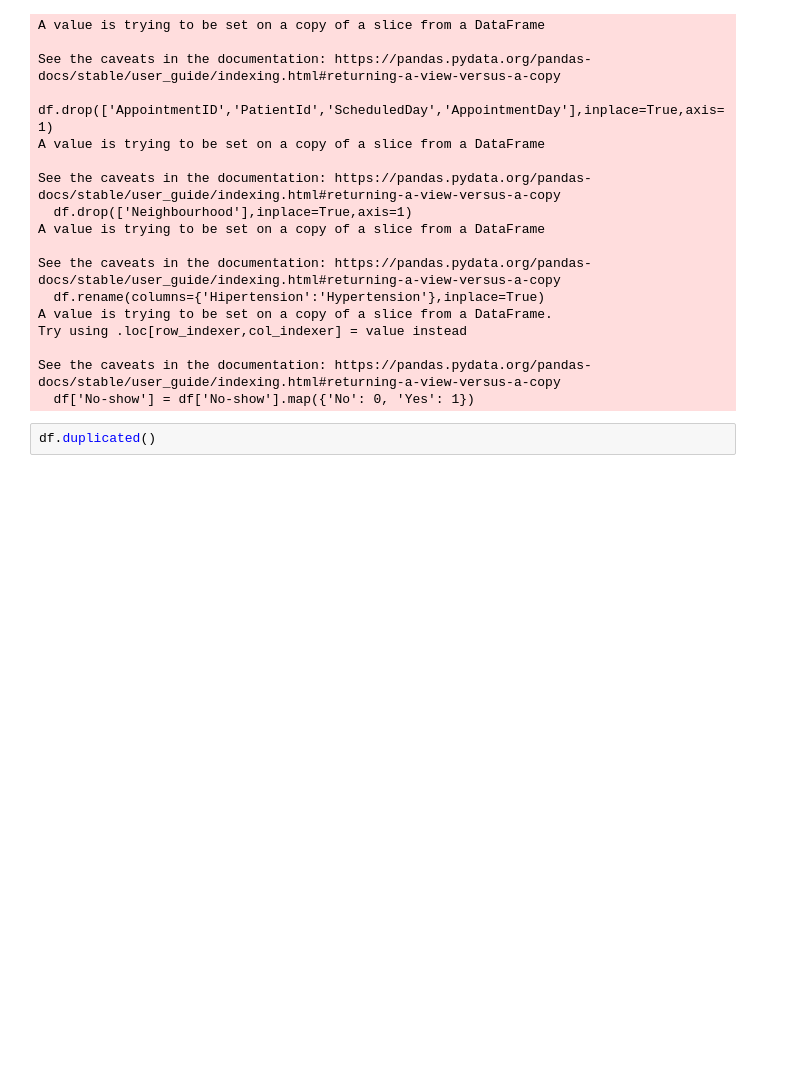
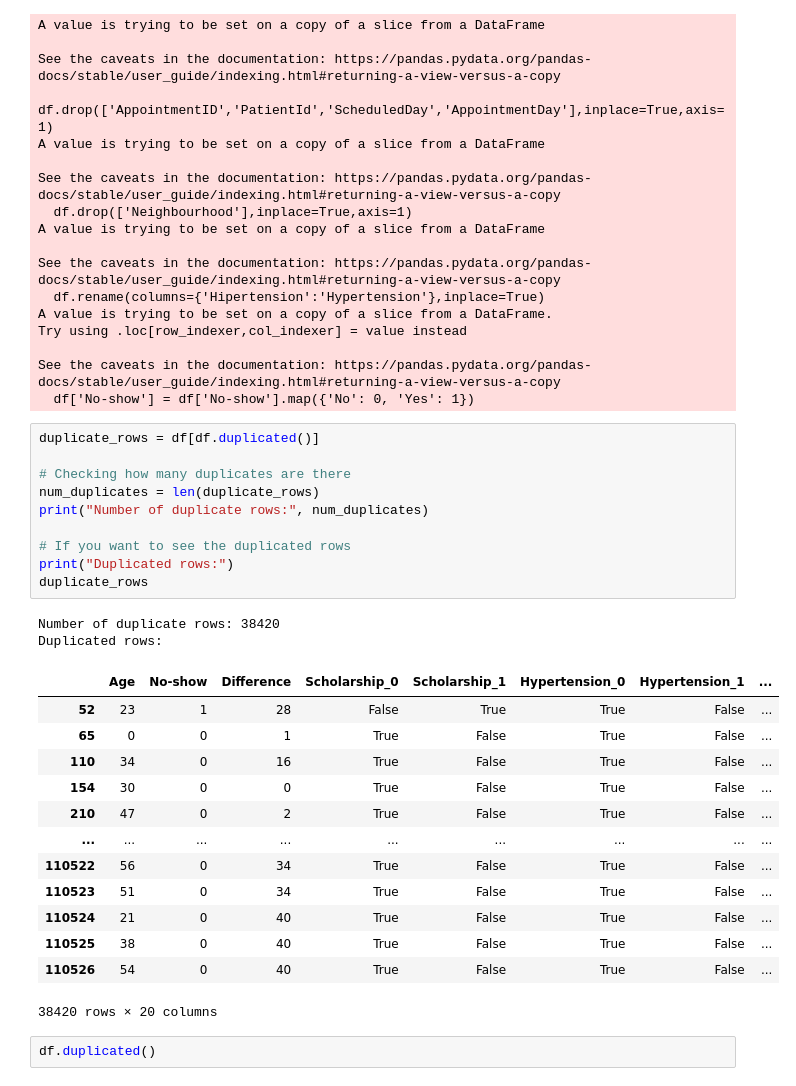
Before and after one commit to shivamveersa/no_show_classification, a Jupyter notebook: no-show-classification.ipynb, the cells around one changed output. Saved outputs shown, nothing was run; the diff lists cells and outputs as text; blank space fills up the shorter version.

```diff
--- a/no-show-classification.ipynb
+++ b/no-show-classification.ipynb
@@ -208,6 +281,32 @@ Try using .loc[row_indexer,col_indexer] = value instead
 
 See the caveats in the documentation: https://pandas.pydata.org/pandas-docs/stable/user_guide/indexing.html#returning-a-view-versus-a-copy
   df['No-show'] = df['No-show'].map({'No': 0, 'Yes': 1})
+# %%
+duplicate_rows = df[df.duplicated()]
+
+# Checking how many duplicates are there
+num_duplicates = len(duplicate_rows)
+print("Number of duplicate rows:", num_duplicates)
+
+# If you want to see the duplicated rows
+print("Duplicated rows:")
+duplicate_rows
+# %% [output]
+Number of duplicate rows: 38420
+Duplicated rows:
+|  | Age | No-show | Difference | Scholarship_0 | Scholarship_1 | Hypertension_0 | Hypertension_1 | ... |
+| 52 | 23 | 1 | 28 | False | True | True | False | ... |
+| 65 | 0 | 0 | 1 | True | False | True | False | ... |
+| 110 | 34 | 0 | 16 | True | False | True | False | ... |
+| 154 | 30 | 0 | 0 | True | False | True | False | ... |
+| 210 | 47 | 0 | 2 | True | False | True | False | ... |
+| ... | ... | ... | ... | ... | ... | ... | ... | ... |
+| 110522 | 56 | 0 | 34 | True | False | True | False | ... |
+| 110523 | 51 | 0 | 34 | True | False | True | False | ... |
+| 110524 | 21 | 0 | 40 | True | False | True | False | ... |
+| 110525 | 38 | 0 | 40 | True | False | True | False | ... |
+| 110526 | 54 | 0 | 40 | True | False | True | False | ... |
+38420 rows × 20 columns
 # %%
 df.duplicated()
 # %% [output]
```
Also changed, not shown: parts of 21 cells of this notebook.
